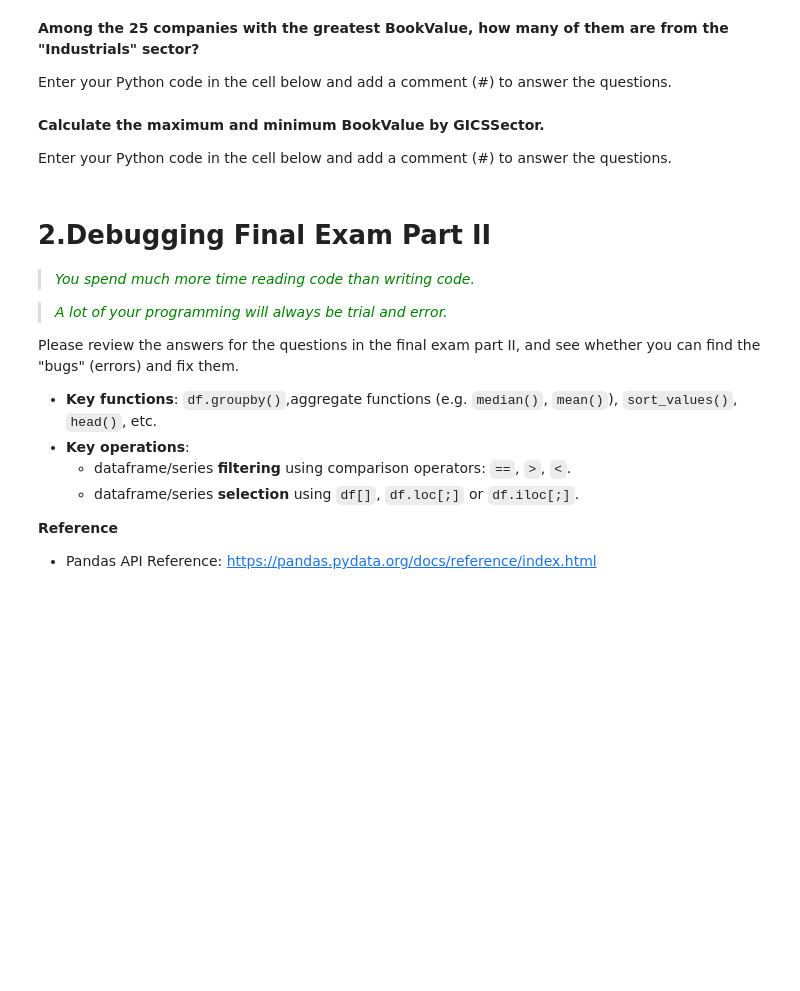
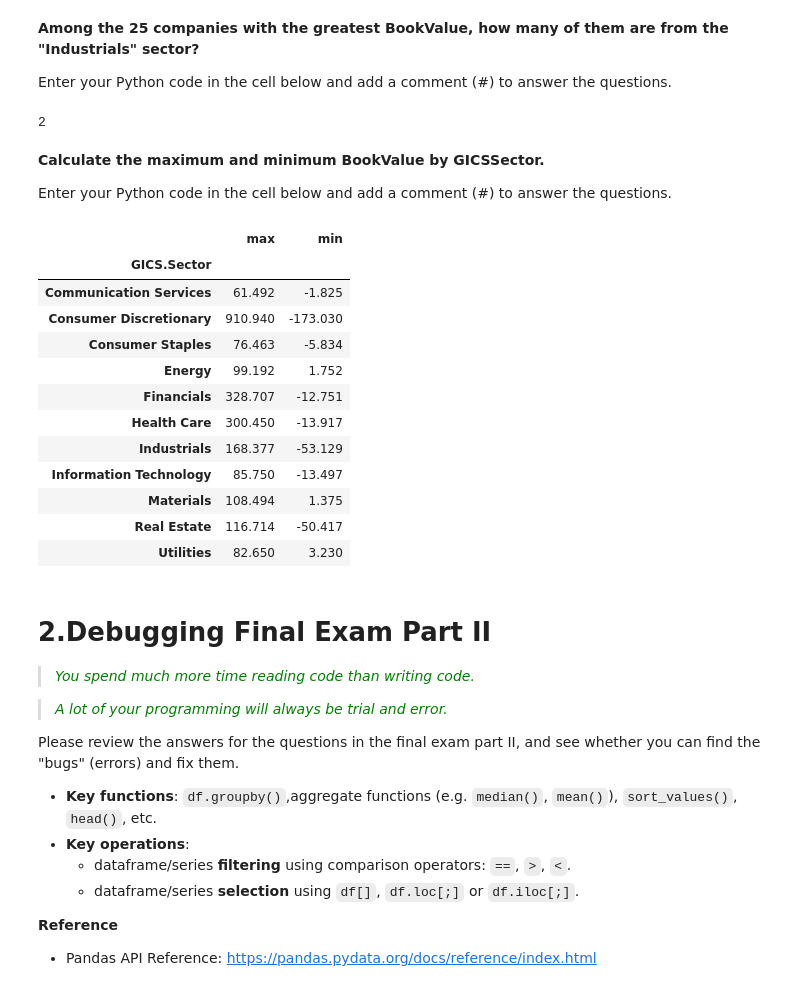
Before and after one commit to Colin7537/Programming-for-Analytics_ChanjoongKim, a Jupyter notebook: Session_3_Recap,_Debugging,_Logical_Operations_and_Markdown.ipynb, the cells around one changed output. Drawn from its saved outputs; the diff is of its cells as text; code cells hidden in the pictures; blank space fills up the shorter version.

Commit message:
Individual Assignment Session 3 - Group By: split-apply-combine

```diff
--- a/Session_3_Recap,_Debugging,_Logical_Operations_and_Markdown.ipynb
+++ b/Session_3_Recap,_Debugging,_Logical_Operations_and_Markdown.ipynb
@@ -219,10 +209,55 @@ Top_10_df['Earnings']
 **Among the 25 companies with the greatest BookValue, how many of them are from the "Industrials" sector?**
 
 Enter your Python code in the cell below and add a comment (#) to answer the questions.
+# %%
+# Among the 25 companies with the greatest BookValue, how many of them are from the "Industrials" sector?
+
+# Top 25 companies sort by BookValuePerShare save as greatest_companies_25
+greatest_BookValue_companies_25 = sp500df.sort_values(by='BookValuePerShare', ascending = False).head(25)
+
+# Validation
+greatest_BookValue_companies_25
+
+# Making Mask for Industial sector
+mask = greatest_BookValue_companies_25['GICS.Sector'] == 'Industrials'
+
+# Checking full dataframe
+Industirals_BookValue_Top = greatest_BookValue_companies_25[mask]
+
+# Sorting by company
+Industirals_BookValue_Top = greatest_BookValue_companies_25[mask]['Company']
+
+# Number of company
+len(Industirals_BookValue_Top)
+
+# Validation
+#Industirals_BookValue_Top
+# %% [output]
+2
 # %% [markdown]
 **Calculate the maximum and minimum BookValue by GICSSector.**
 
 Enter your Python code in the cell below and add a comment (#) to answer the questions.
+# %%
+# Finding max & min Sector by BookValue
+BookValue_per_GICSSector = sp500df.groupby('GICS.Sector')['BookValuePerShare'].agg([max, min])
+
+# Validation
+BookValue_per_GICSSector
+# %% [output]
+|  | max | min |
+| GICS.Sector |  |  |
+| Communication Services | 61.492 | -1.825 |
+| Consumer Discretionary | 910.940 | -173.030 |
+| Consumer Staples | 76.463 | -5.834 |
+| Energy | 99.192 | 1.752 |
+| Financials | 328.707 | -12.751 |
+| Health Care | 300.450 | -13.917 |
+| Industrials | 168.377 | -53.129 |
+| Information Technology | 85.750 | -13.497 |
+| Materials | 108.494 | 1.375 |
+| Real Estate | 116.714 | -50.417 |
+| Utilities | 82.650 | 3.230 |
 # %% [markdown]
 # **2.Debugging Final Exam Part II**
 
```
Also changed, not shown: parts of 2 cells of this notebook.
